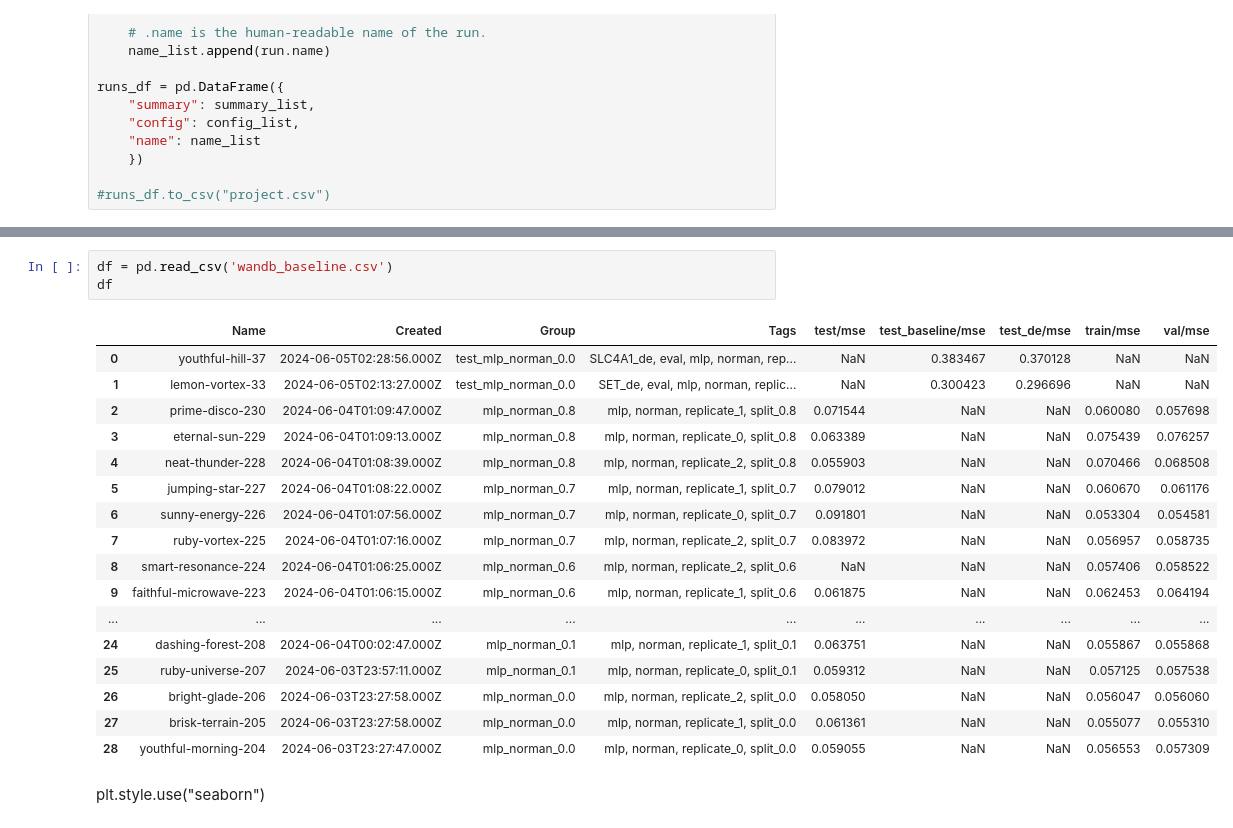
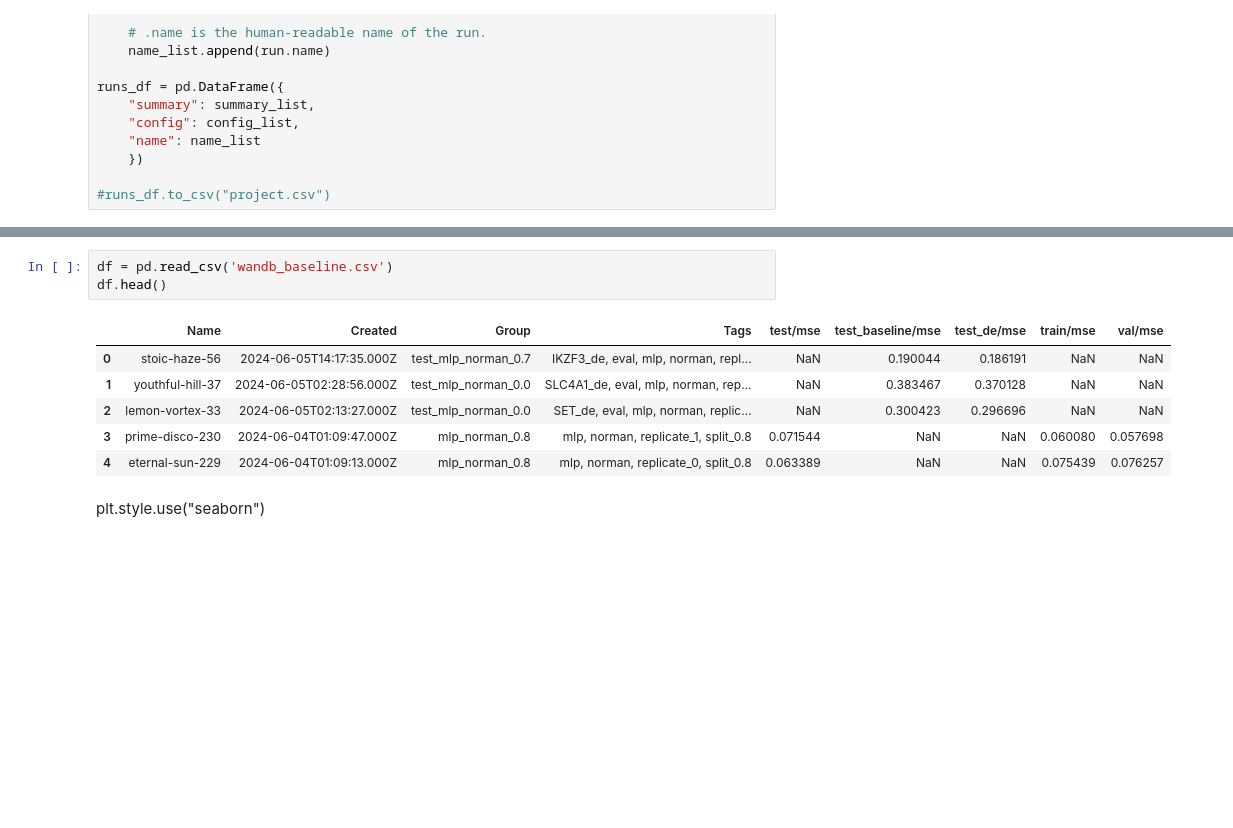
Before and after one commit to aaronwtr/PertEval, a Jupyter notebook: notebooks/results_analysis.ipynb, the cells around one changed output, grey strips where cells are left out. Drawn from its saved outputs; the diff is of its cells as text; blank space fills up the shorter version.

```diff
--- a/notebooks/results_analysis.ipynb
+++ b/notebooks/results_analysis.ipynb
@@ -58,24 +60,13 @@ Name: summary, dtype: object
 # %%
 df = pd.read_csv('wandb_baseline.csv')
-df
+df.head()
 # %% [output]
 |  | Name | Created | Group | Tags | test/mse | test_baseline/mse | test_de/mse | train/mse | val/mse |
-| 0 | youthful-hill-37 | 2024-06-05T02:28:56.000Z | test_mlp_norman_0.0 | SLC4A1_de, eval, mlp, norman, rep... | NaN | 0.383467 | 0.370128 | NaN | NaN |
-| 1 | lemon-vortex-33 | 2024-06-05T02:13:27.000Z | test_mlp_norman_0.0 | SET_de, eval, mlp, norman, replic... | NaN | 0.300423 | 0.296696 | NaN | NaN |
-| 2 | prime-disco-230 | 2024-06-04T01:09:47.000Z | mlp_norman_0.8 | mlp, norman, replicate_1, split_0.8 | 0.071544 | NaN | NaN | 0.060080 | 0.057698 |
-| 3 | eternal-sun-229 | 2024-06-04T01:09:13.000Z | mlp_norman_0.8 | mlp, norman, replicate_0, split_0.8 | 0.063389 | NaN | NaN | 0.075439 | 0.076257 |
-| 4 | neat-thunder-228 | 2024-06-04T01:08:39.000Z | mlp_norman_0.8 | mlp, norman, replicate_2, split_0.8 | 0.055903 | NaN | NaN | 0.070466 | 0.068508 |
-| 5 | jumping-star-227 | 2024-06-04T01:08:22.000Z | mlp_norman_0.7 | mlp, norman, replicate_1, split_0.7 | 0.079012 | NaN | NaN | 0.060670 | 0.061176 |
-| 6 | sunny-energy-226 | 2024-06-04T01:07:56.000Z | mlp_norman_0.7 | mlp, norman, replicate_0, split_0.7 | 0.091801 | NaN | NaN | 0.053304 | 0.054581 |
-| 7 | ruby-vortex-225 | 2024-06-04T01:07:16.000Z | mlp_norman_0.7 | mlp, norman, replicate_2, split_0.7 | 0.083972 | NaN | NaN | 0.056957 | 0.058735 |
-| 8 | smart-resonance-224 | 2024-06-04T01:06:25.000Z | mlp_norman_0.6 | mlp, norman, replicate_2, split_0.6 | NaN | NaN | NaN | 0.057406 | 0.058522 |
-| 9 | faithful-microwave-223 | 2024-06-04T01:06:15.000Z | mlp_norman_0.6 | mlp, norman, replicate_1, split_0.6 | 0.061875 | NaN | NaN | 0.062453 | 0.064194 |
-| ... | ... | ... | ... | ... | ... | ... | ... | ... | ... |
-| 24 | dashing-forest-208 | 2024-06-04T00:02:47.000Z | mlp_norman_0.1 | mlp, norman, replicate_1, split_0.1 | 0.063751 | NaN | NaN | 0.055867 | 0.055868 |
-| 25 | ruby-universe-207 | 2024-06-03T23:57:11.000Z | mlp_norman_0.1 | mlp, norman, replicate_0, split_0.1 | 0.059312 | NaN | NaN | 0.057125 | 0.057538 |
-| 26 | bright-glade-206 | 2024-06-03T23:27:58.000Z | mlp_norman_0.0 | mlp, norman, replicate_2, split_0.0 | 0.058050 | NaN | NaN | 0.056047 | 0.056060 |
-| 27 | brisk-terrain-205 | 2024-06-03T23:27:58.000Z | mlp_norman_0.0 | mlp, norman, replicate_1, split_0.0 | 0.061361 | NaN | NaN | 0.055077 | 0.055310 |
-| 28 | youthful-morning-204 | 2024-06-03T23:27:47.000Z | mlp_norman_0.0 | mlp, norman, replicate_0, split_0.0 | 0.059055 | NaN | NaN | 0.056553 | 0.057309 |
+| 0 | stoic-haze-56 | 2024-06-05T14:17:35.000Z | test_mlp_norman_0.7 | IKZF3_de, eval, mlp, norman, repl... | NaN | 0.190044 | 0.186191 | NaN | NaN |
+| 1 | youthful-hill-37 | 2024-06-05T02:28:56.000Z | test_mlp_norman_0.0 | SLC4A1_de, eval, mlp, norman, rep... | NaN | 0.383467 | 0.370128 | NaN | NaN |
+| 2 | lemon-vortex-33 | 2024-06-05T02:13:27.000Z | test_mlp_norman_0.0 | SET_de, eval, mlp, norman, replic... | NaN | 0.300423 | 0.296696 | NaN | NaN |
+| 3 | prime-disco-230 | 2024-06-04T01:09:47.000Z | mlp_norman_0.8 | mlp, norman, replicate_1, split_0.8 | 0.071544 | NaN | NaN | 0.060080 | 0.057698 |
+| 4 | eternal-sun-229 | 2024-06-04T01:09:13.000Z | mlp_norman_0.8 | mlp, norman, replicate_0, split_0.8 | 0.063389 | NaN | NaN | 0.075439 | 0.076257 |
 # %% [markdown]
 plt.style.use("seaborn")
 # %% [markdown]
```
Also changed, not shown: parts of 18 cells of this notebook.
